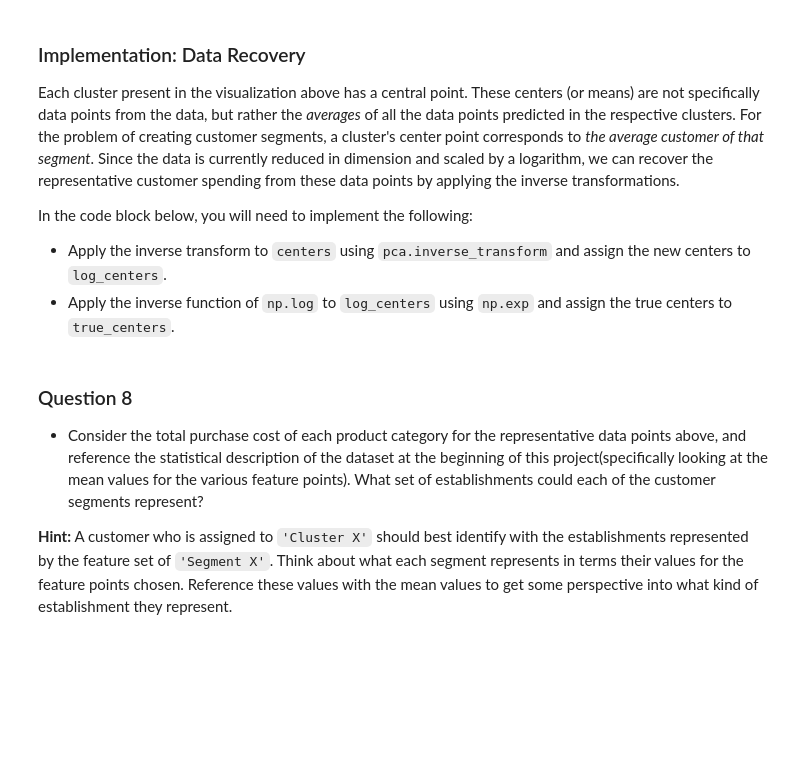
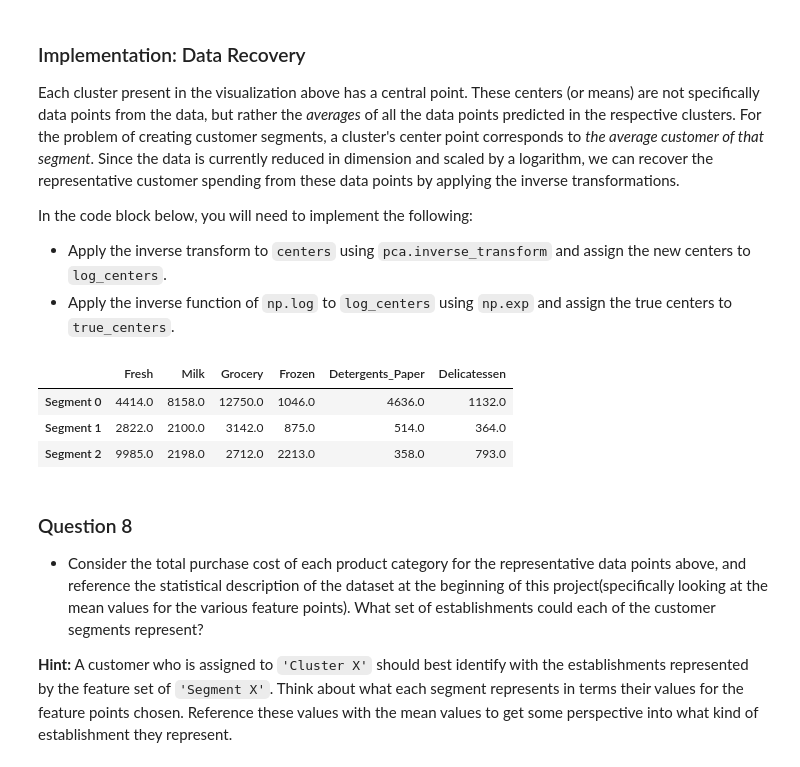
Before and after one commit to markbastian/machine-learning, a Jupyter notebook: projects/customer_segments/customer_segments.ipynb, the cells around one changed output. Saved outputs shown, nothing was run; the diff lists cells and outputs as text; code cells hidden in the pictures; blank space fills up the shorter version.

```diff
--- a/projects/customer_segments/customer_segments.ipynb
+++ b/projects/customer_segments/customer_segments.ipynb
@@ -404,13 +474,14 @@ In the code block below, you will need to implement the following:
  - Apply a PCA transformation of `log_samples` using `pca.transform`, and assign the results to `pca_samples`.
 # %%
 # TODO: Apply PCA by fitting the good data with only two dimensions
-pca = None
+pca = PCA(n_components=2, random_state=42)
+pca.fit(good_data)
 
 # TODO: Transform the good data using the PCA fit above
-reduced_data = None
+reduced_data = pca.transform(good_data)
 
 # TODO: Transform log_samples using the PCA fit above
-pca_samples = None
+pca_samples = pca.transform(log_samples)
 
 # Create a DataFrame for the reduced data
 reduced_data = pd.DataFrame(reduced_data, columns = ['Dimension 1', 'Dimension 2'])
@@ -460,17 +551,27 @@ In the code block below, you will need to implement the following:
  - Import `sklearn.metrics.silhouette_score` and calculate the silhouette score of `reduced_data` against `preds`.
    - Assign the silhouette score to `score` and print the result.
 # %%
+from sklearn.mixture import GaussianMixture
+from sklearn.cluster import KMeans
+from sklearn.metrics import silhouette_score
+
 # TODO: Apply your clustering algorithm of choice to the reduced data
-clusterer = None
+# From the PCA it seems like
+clusterer = GaussianMixture(n_components=3, random_state=42)
+# clusterer = KMeans(n_clusters=2, random_state=42)
+clusterer.fit(reduced_data)
 
 # TODO: Predict the cluster for each data point
-preds = None
+preds = clusterer.predict(reduced_data)
 
 # TODO: Find the cluster centers
-centers = None
+centers = clusterer.means_
+# centers = clusterer.cluster_centers_
 
 # TODO: Predict the cluster for each transformed sample data point
-sample_preds = None
+sample_preds = clusterer.predict(pca_samples)
 
 # TODO: Calculate the mean silhouette coefficient for the number of clusters chosen
-score = None
+score = silhouette_score(reduced_data, preds)
+
+score
@@ -496,16 +610,21 @@ In the code block below, you will need to implement the following:
  - Apply the inverse function of `np.log` to `log_centers` using `np.exp` and assign the true centers to `true_centers`.
 # %%
 # TODO: Inverse transform the centers
-log_centers = None
+log_centers = pca.inverse_transform(centers)
 
 # TODO: Exponentiate the centers
-true_centers = None
+true_centers = np.exp(log_centers)
 
 # Display the true centers
 segments = ['Segment {}'.format(i) for i in range(0,len(centers))]
 true_centers = pd.DataFrame(np.round(true_centers), columns = data.keys())
 true_centers.index = segments
 display(true_centers)
+# %% [output]
+|  | Fresh | Milk | Grocery | Frozen | Detergents_Paper | Delicatessen |
+| Segment 0 | 4414.0 | 8158.0 | 12750.0 | 1046.0 | 4636.0 | 1132.0 |
+| Segment 1 | 2822.0 | 2100.0 | 3142.0 | 875.0 | 514.0 | 364.0 |
+| Segment 2 | 9985.0 | 2198.0 | 2712.0 | 2213.0 | 358.0 | 793.0 |
 # %% [markdown]
 ### Question 8
 
```
Also changed, not shown: parts of 31 cells of this notebook, 1 other file.
